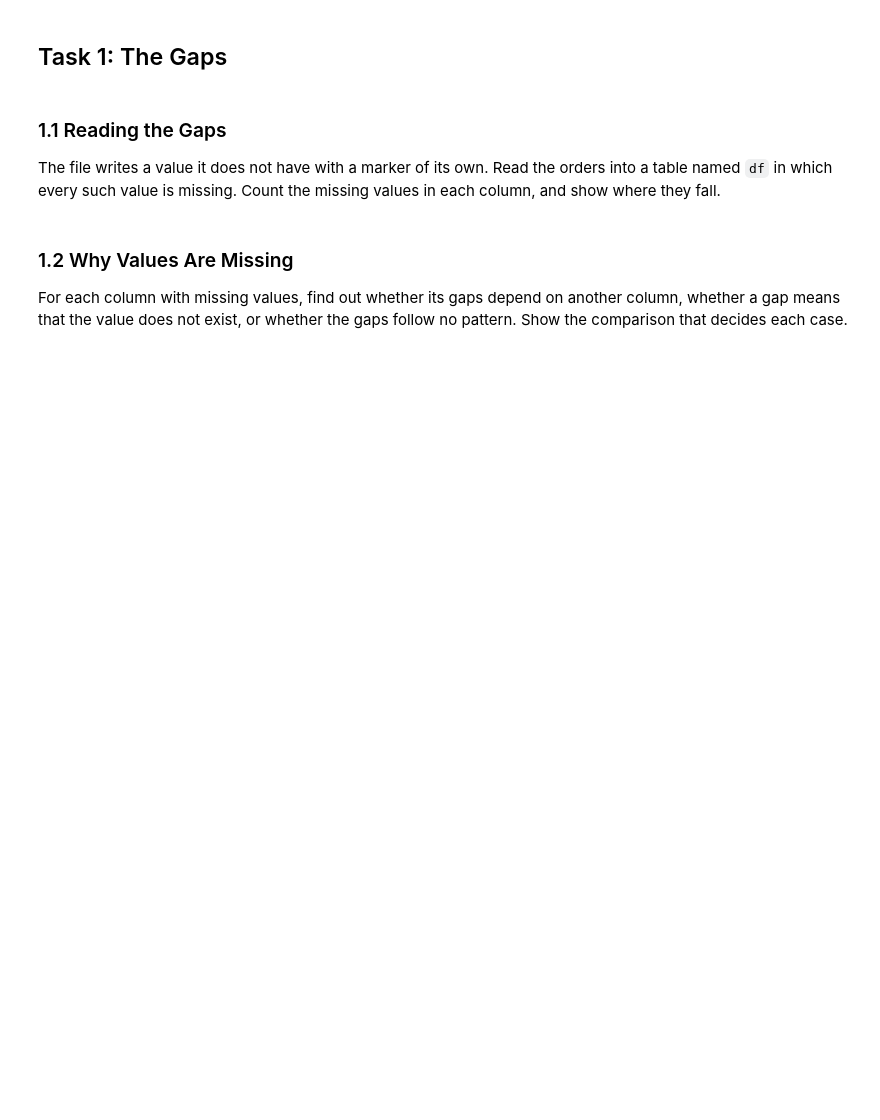
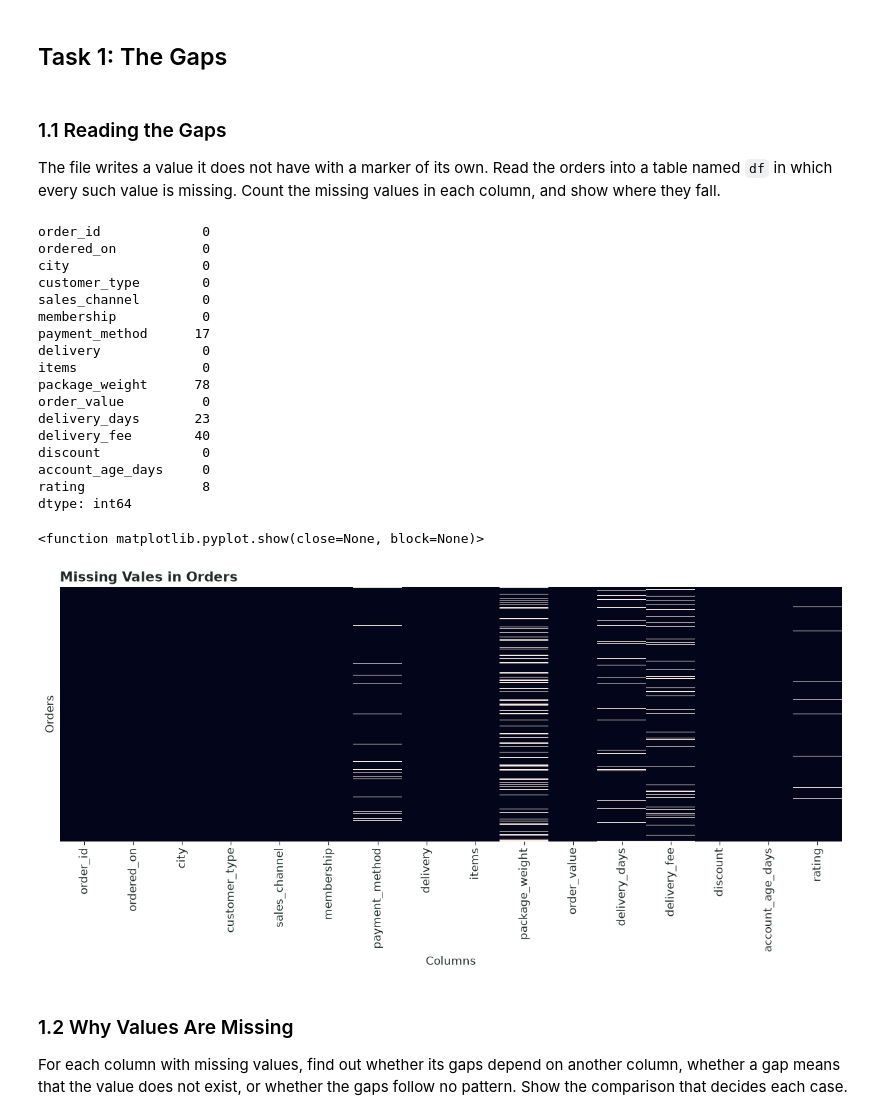
Before and after one commit to andrejgruevski/data-science, a Jupyter notebook: labs/03-online-orders/notebook.ipynb, the cells around one changed output. Drawn from its saved outputs; the diff is of its cells as text; code cells hidden in the pictures; blank space fills up the shorter version.

Commit message:
Complete Lab 2 Task 1: Missing dataanalysis and handling

```diff
--- a/labs/03-online-orders/notebook.ipynb
+++ b/labs/03-online-orders/notebook.ipynb
@@ -101,7 +108,38 @@ orders.head()
 
 The file writes a value it does not have with a marker of its own. Read the orders into a table named `df` in which every such value is missing. Count the missing values in each column, and show where they fall.
 # %%
-# Write your solution here.
+df = pd.read_csv(DATA / "orders.csv", na_values=["?"])
+
+#broenje na nedostasuvachka vrednost
+print(df.isna().sum())
+
+#tochno kade nedostasuva
+plt.figure(figsize=(12,6))
+sns.heatmap(df.isna(), cbar=False, yticklabels=False)
+plt.title("Missing Vales in Orders")
+plt.xlabel("Columns")
+plt.ylabel("Orders")
+plt.show
+# %% [output]
+order_id             0
+ordered_on           0
+city                 0
+customer_type        0
+sales_channel        0
+membership           0
+payment_method      17
+delivery             0
+items                0
+package_weight      78
+order_value          0
+delivery_days       23
+delivery_fee        40
+discount             0
+account_age_days     0
+rating               8
+dtype: int64
+<function matplotlib.pyplot.show(close=None, block=None)>
+[figure, added]
 # %% [markdown]
 ### 1.2 Why Values Are Missing
 
```
Also changed, not shown: parts of 6 cells of this notebook.
